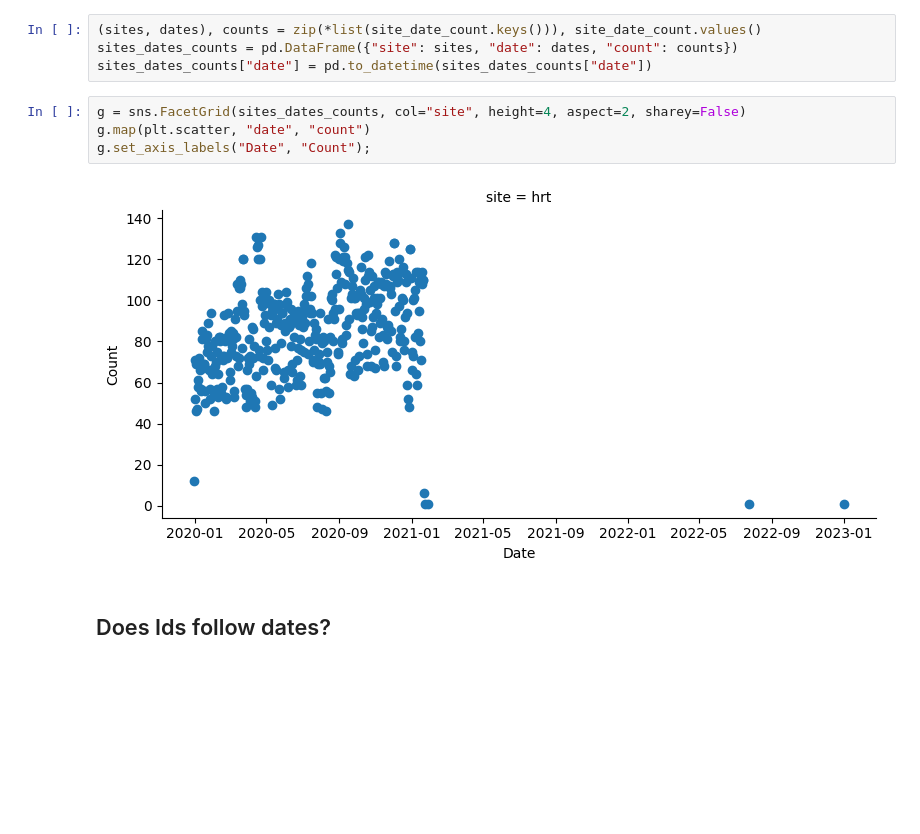
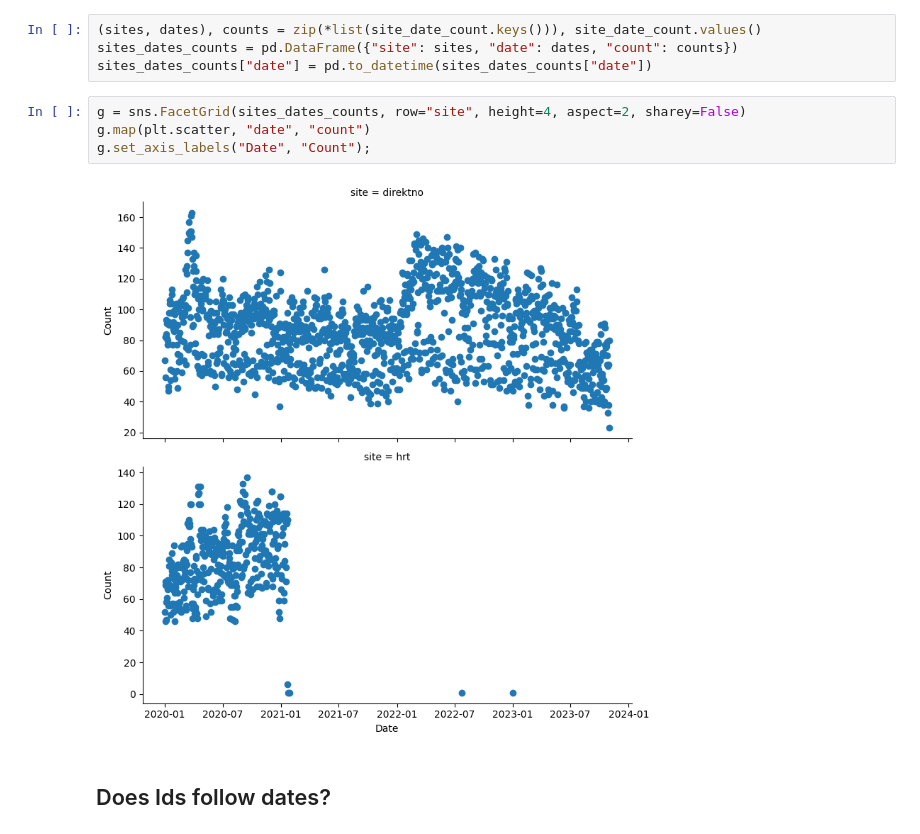
Before and after one commit to laconlab/lacon-engri, a Jupyter notebook: sanity_check.ipynb, the cells around one changed output. Drawn from its saved outputs; the diff is of its cells as text; blank space fills up the shorter version.

```diff
--- a/sanity_check.ipynb
+++ b/sanity_check.ipynb
@@ -29,11 +29,11 @@ for file in get_files():
 sites_dates_counts = pd.DataFrame({"site": sites, "date": dates, "count": counts})
 sites_dates_counts["date"] = pd.to_datetime(sites_dates_counts["date"])
 # %%
-g = sns.FacetGrid(sites_dates_counts, col="site", height=4, aspect=2, sharey=False)
+g = sns.FacetGrid(sites_dates_counts, row="site", height=4, aspect=2, sharey=False)
 g.map(plt.scatter, "date", "count")
 g.set_axis_labels("Date", "Count");
 # %% [output]
-[figure, old version]
+[figure, new version]
 # %% [markdown]
 ## Does Ids follow dates?
 # %%
```
Also changed, not shown: parts of 1 cell of this notebook, 1 other file.
